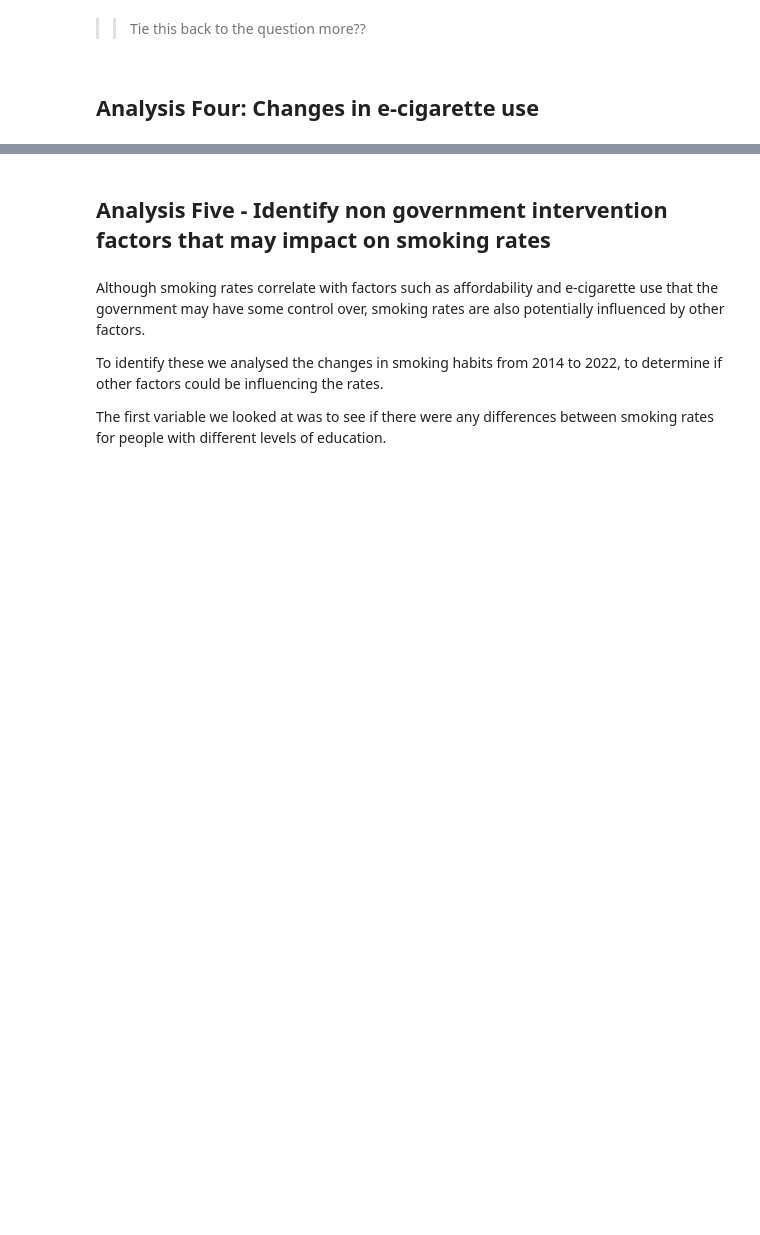
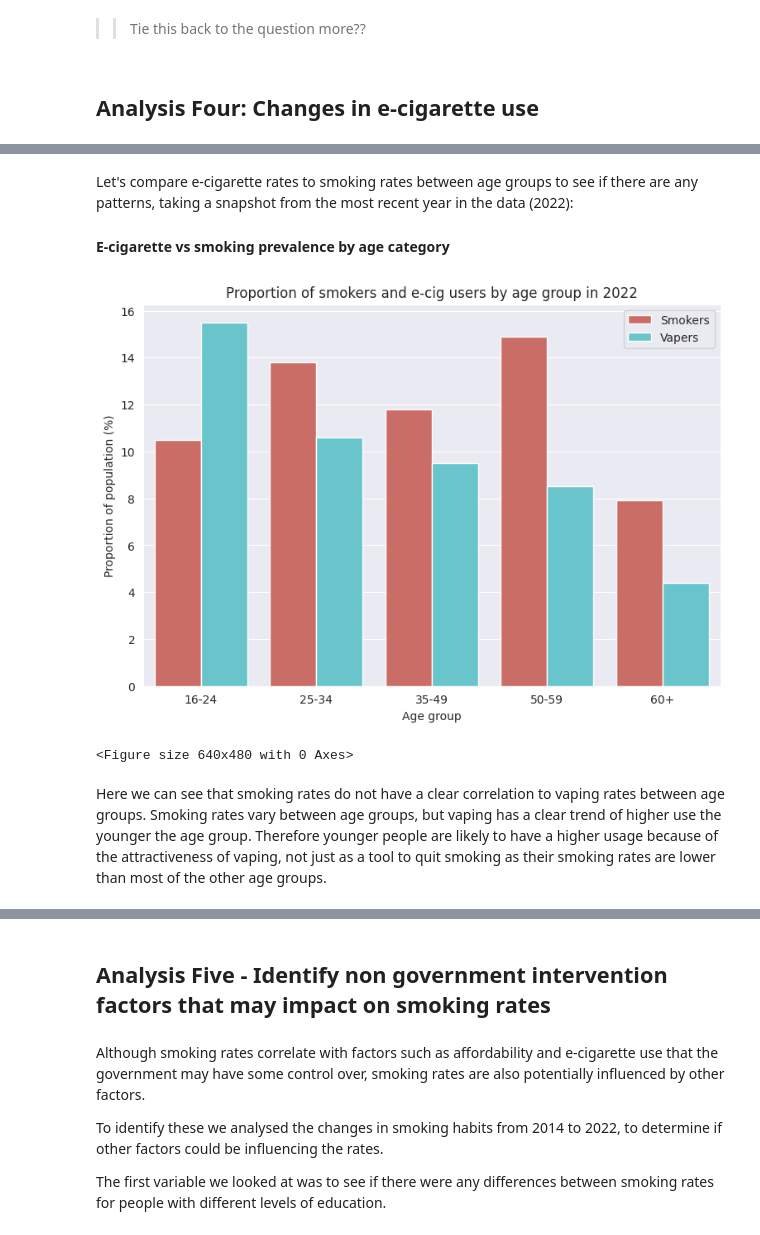
Before and after one commit to rhobaker/Data_Project, a Jupyter notebook: Main_Jupyter_workbook_Rhona.ipynb, the cells around one changed output, grey strips where cells are left out. Drawn from its saved outputs; the diff is of its cells as text; code cells hidden in the pictures; blank space fills up the shorter version.

```diff
--- a/Main_Jupyter_workbook_Rhona.ipynb
+++ b/Main_Jupyter_workbook_Rhona.ipynb
@@ -1178,0 +865,48 @@ Object `mortality` not found.
+# %% [markdown]
+Let's compare e-cigarette rates to smoking rates between age groups to see if there are any patterns, taking a snapshot from the most recent year in the data (2022):
+
+#### E-cigarette vs smoking prevalence by age category
+# %%
+#Extract smokers ages
+smokers_ages = smokers[['All 16-24', 'All 25-34', 'All 35-49', 'All 50-59', 'All 60+']]
+#Rename columns for better labels in later vis
+columns = ['16-24', '25-34', '35-49', '50-59', '60+']
+smokers_ages.columns = columns
+#Extract just 2022 smokers
+smoke22 = smokers_ages.loc[0].to_frame()
+#Clean up dataframe
+smoke22.insert(0, 'Type', 'Smokers')
+smoke22 = smoke22.reset_index()
+smoke22.rename(columns={"index": "Age_group", 0: "Proportion"}, inplace=True)
+# smoke22.head()
+
+#Extract just 2022 vapers
+vape22 = vapers_ages.loc[0].to_frame()
+#Clean up dataframe
+vape22.insert(0, 'Type', 'Vapers')
+vape22 = vape22.reset_index()
+vape22.rename(columns={"index": "Age_group", 0: "Proportion"}, inplace=True)
+vape22 = vape22.drop(0, axis='index')
+# vape22.head()
+
+#Combine vaper and smoker dfs
+combined22 = pd.concat([smoke22, vape22], ignore_index=True)
+# combined22.head()
+# %%
+#Bar plot of smoking and e-cig use by age group in 2022
+
+plt.figure(figsize=(9, 6))
+ax = sns.barplot(combined22, x="Age_group", y="Proportion", hue="Type", palette='hls')
+
+ax.set(xlabel='Age group',
+       ylabel='Proportion of population (%)',
+       title='Proportion of smokers and e-cig users by age group in 2022',)
+
+ax.legend_.set_title(None)
+plt.show()
+plt.clf()
+# %% [output]
+[figure, added]
+<Figure size 640x480 with 0 Axes>
+# %% [markdown]
+Here we can see that smoking rates do not have a clear correlation to vaping rates between age groups. Smoking rates vary between age groups, but vaping has a clear trend of higher use the younger the age group. Therefore younger people are likely to have a higher usage because of the attractiveness of vaping, not just as a tool to quit smoking as their smoking rates are lower than most of the other age groups.
```
Also changed, not shown: parts of 57 cells of this notebook.
